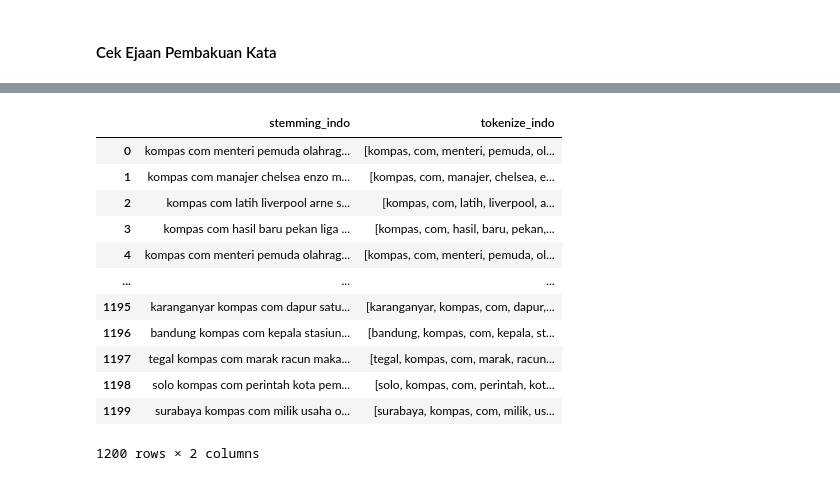
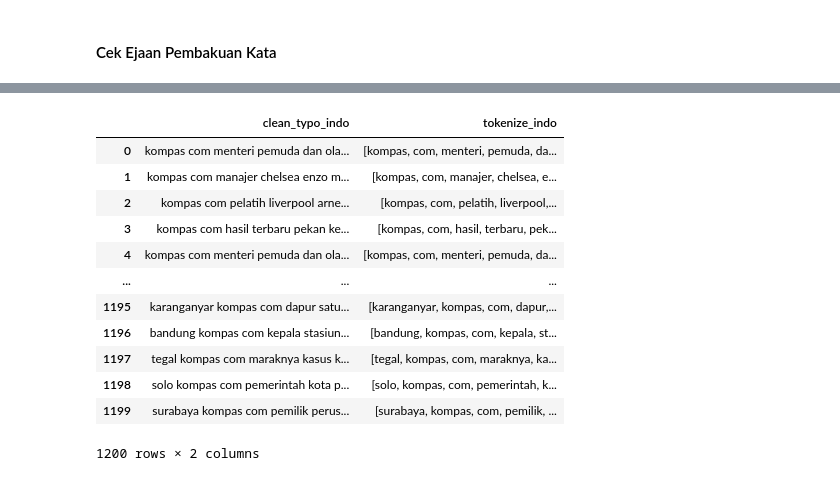
Before and after one commit to willyChairullah/PPW, a Jupyter notebook: _sources/task/task5/index_test.ipynb, the cells around one changed output, grey strips where cells are left out. Saved outputs shown, nothing was run; the diff lists cells and outputs as text; code cells hidden in the pictures.

```diff
--- a/_sources/task/task5/index_test.ipynb
+++ b/_sources/task/task5/index_test.ipynb
@@ -269,7 +250,7 @@ stop_words
 # %% [markdown]
 #### Menghilangkan symbol atau tanda baca
 # %%
-main_df_berita['clean_stb_indo'] = main_df_berita['clean_sw_indo'].apply(clean_punct)
-clean_punct_df = pd.DataFrame(main_df_berita[['clean_sw_indo','clean_stb_indo']])
+main_df_berita['clean_stb_indo'] = main_df_berita['lwr_indo'].apply(clean_punct)
+clean_punct_df = pd.DataFrame(main_df_berita[['lwr_indo','clean_stb_indo']])
 clean_punct_df
 # %% [output]
@@ -354,18 +317,18 @@ stemming
 # %%
-main_df_berita['tokenize_indo'] = main_df_berita['stemming_indo'].apply(tokenize_text)
-tokenize=pd.DataFrame(main_df_berita[['stemming_indo','tokenize_indo']])
+main_df_berita['tokenize_indo'] = main_df_berita['clean_typo_indo'].apply(tokenize_text)
+tokenize=pd.DataFrame(main_df_berita[['clean_typo_indo','tokenize_indo']])
 tokenize
 # %% [output]
-|  | stemming_indo | tokenize_indo |
-| 0 | kompas com menteri pemuda olahrag... | [kompas, com, menteri, pemuda, ol... |
+|  | clean_typo_indo | tokenize_indo |
+| 0 | kompas com menteri pemuda dan ola... | [kompas, com, menteri, pemuda, da... |
 | 1 | kompas com manajer chelsea enzo m... | [kompas, com, manajer, chelsea, e... |
-| 2 | kompas com latih liverpool arne s... | [kompas, com, latih, liverpool, a... |
-| 3 | kompas com hasil baru pekan liga ... | [kompas, com, hasil, baru, pekan,... |
-| 4 | kompas com menteri pemuda olahrag... | [kompas, com, menteri, pemuda, ol... |
+| 2 | kompas com pelatih liverpool arne... | [kompas, com, pelatih, liverpool,... |
+| 3 | kompas com hasil terbaru pekan ke... | [kompas, com, hasil, terbaru, pek... |
+| 4 | kompas com menteri pemuda dan ola... | [kompas, com, menteri, pemuda, da... |
 | ... | ... | ... |
 | 1195 | karanganyar kompas com dapur satu... | [karanganyar, kompas, com, dapur,... |
 | 1196 | bandung kompas com kepala stasiun... | [bandung, kompas, com, kepala, st... |
-| 1197 | tegal kompas com marak racun maka... | [tegal, kompas, com, marak, racun... |
-| 1198 | solo kompas com perintah kota pem... | [solo, kompas, com, perintah, kot... |
-| 1199 | surabaya kompas com milik usaha o... | [surabaya, kompas, com, milik, us... |
+| 1197 | tegal kompas com maraknya kasus k... | [tegal, kompas, com, maraknya, ka... |
+| 1198 | solo kompas com pemerintah kota p... | [solo, kompas, com, pemerintah, k... |
+| 1199 | surabaya kompas com pemilik perus... | [surabaya, kompas, com, pemilik, ... |
 1200 rows × 2 columns
```
Also changed, not shown: parts of 35 cells of this notebook, 17 other files.
